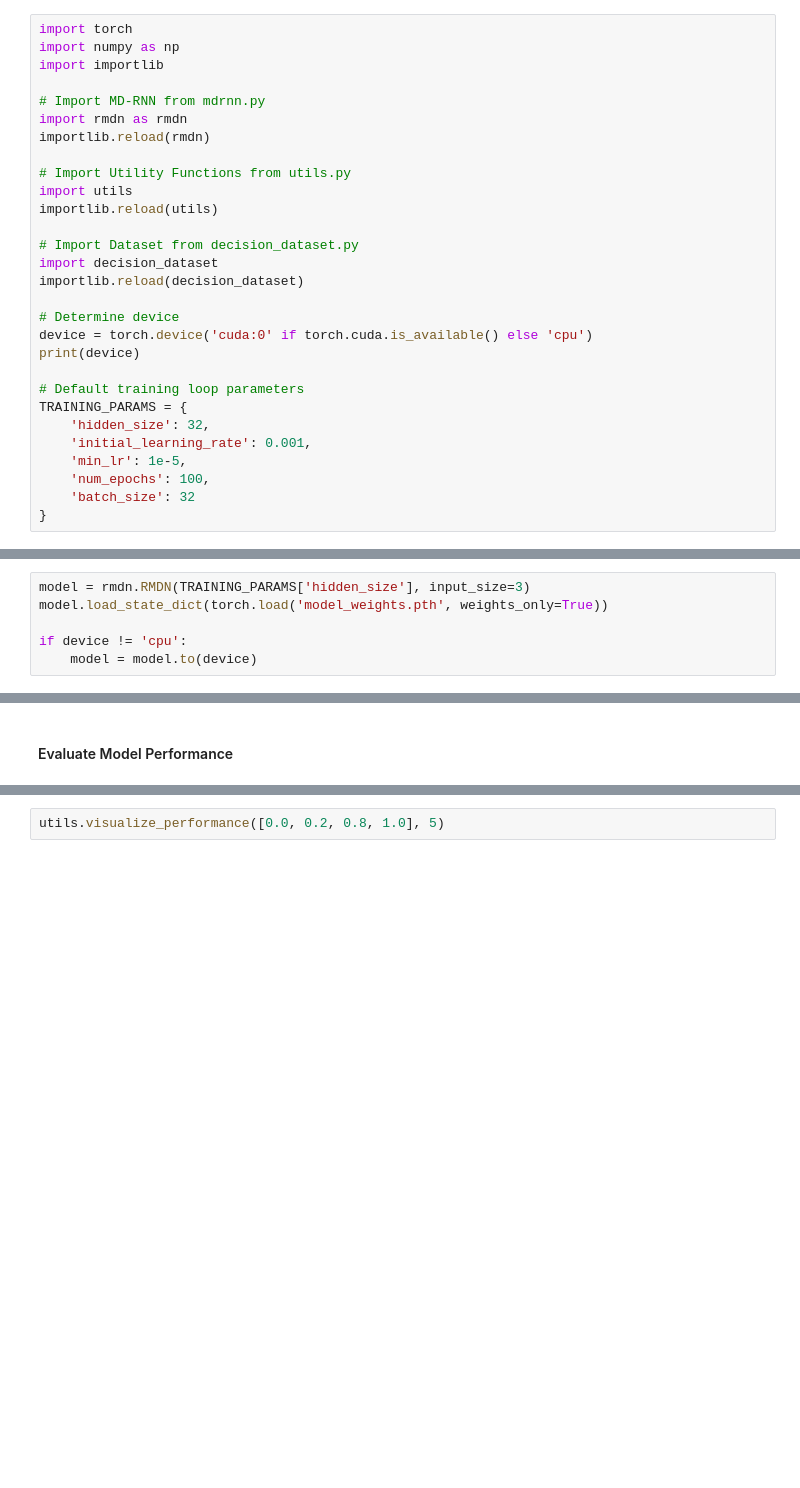
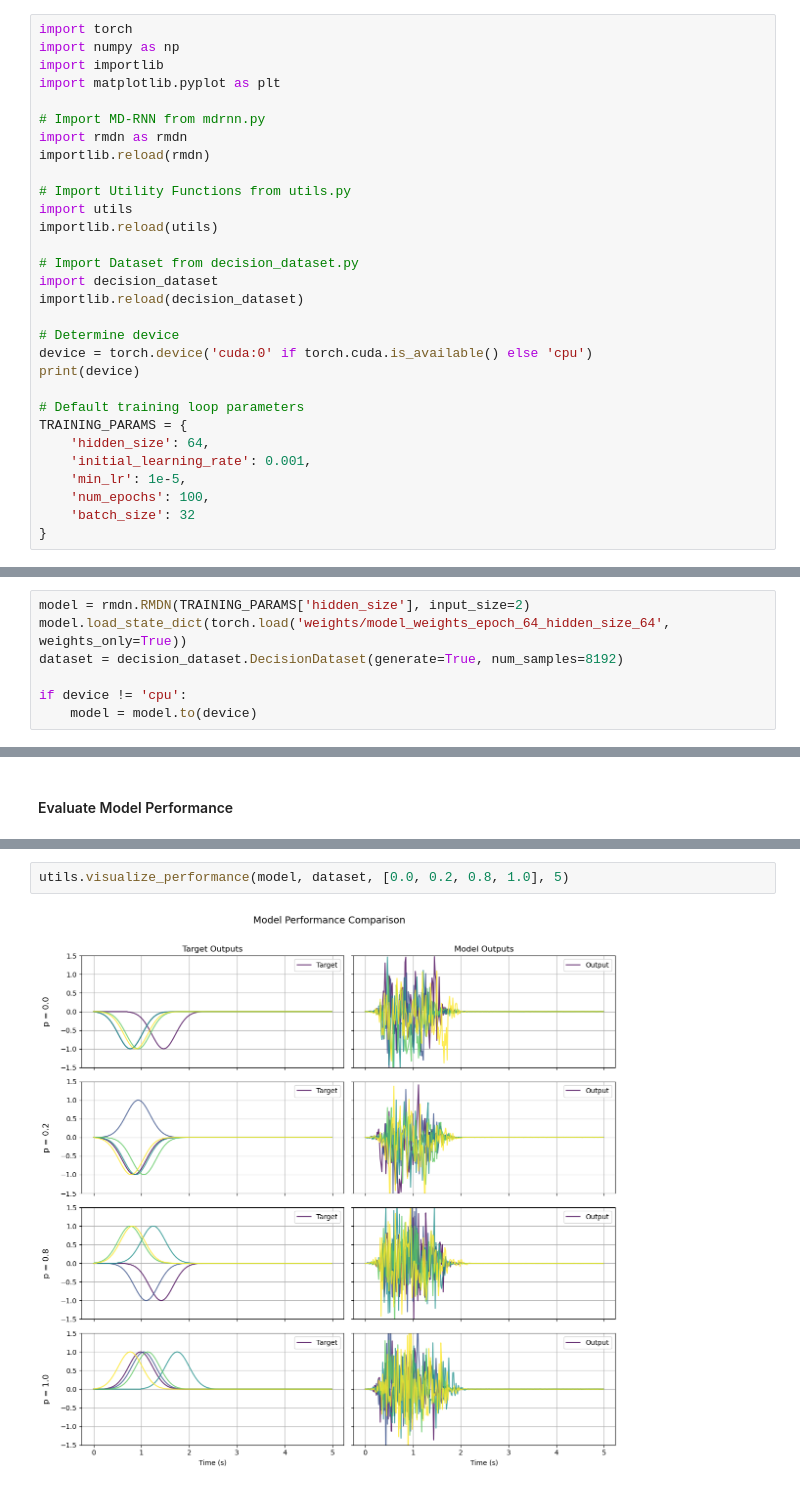
Before and after one commit to cameron-jordan04/rmdn, a Jupyter notebook: evaluation.ipynb, the cells around one changed output, grey strips where cells are left out. Cells and saved outputs as stored; diff of their text form; blank space fills up the shorter version.

```diff
--- a/evaluation.ipynb
+++ b/evaluation.ipynb
@@ -4,6 +4,7 @@
 import torch
 import numpy as np
 import importlib
+import matplotlib.pyplot as plt
 
 # Import MD-RNN from mdrnn.py
 import rmdn as rmdn
@@ -23,7 +24,7 @@ print(device)
 
 # Default training loop parameters
 TRAINING_PARAMS = {
-    'hidden_size': 32,
+    'hidden_size': 64,
     'initial_learning_rate': 0.001,
     'min_lr': 1e-5,
     'num_epochs': 100,
@@ -34,6 +41,7 @@ TRAINING_PARAMS = {
 # %%
-model = rmdn.RMDN(TRAINING_PARAMS['hidden_size'], input_size=3)
-model.load_state_dict(torch.load('model_weights.pth', weights_only=True))
+model = rmdn.RMDN(TRAINING_PARAMS['hidden_size'], input_size=2)
+model.load_state_dict(torch.load('weights/model_weights_epoch_64_hidden_size_64', weights_only=True))
+dataset = decision_dataset.DecisionDataset(generate=True, num_samples=8192)
 
 if device != 'cpu':
     model = model.to(device)
@@ -42,2 +85,4 @@ if device != 'cpu':
 # %%
-utils.visualize_performance([0.0, 0.2, 0.8, 1.0], 5)
+utils.visualize_performance(model, dataset, [0.0, 0.2, 0.8, 1.0], 5)
+# %% [output]
+[figure, added]
```
Also changed, not shown: parts of 5 cells of this notebook, 23 other files.
